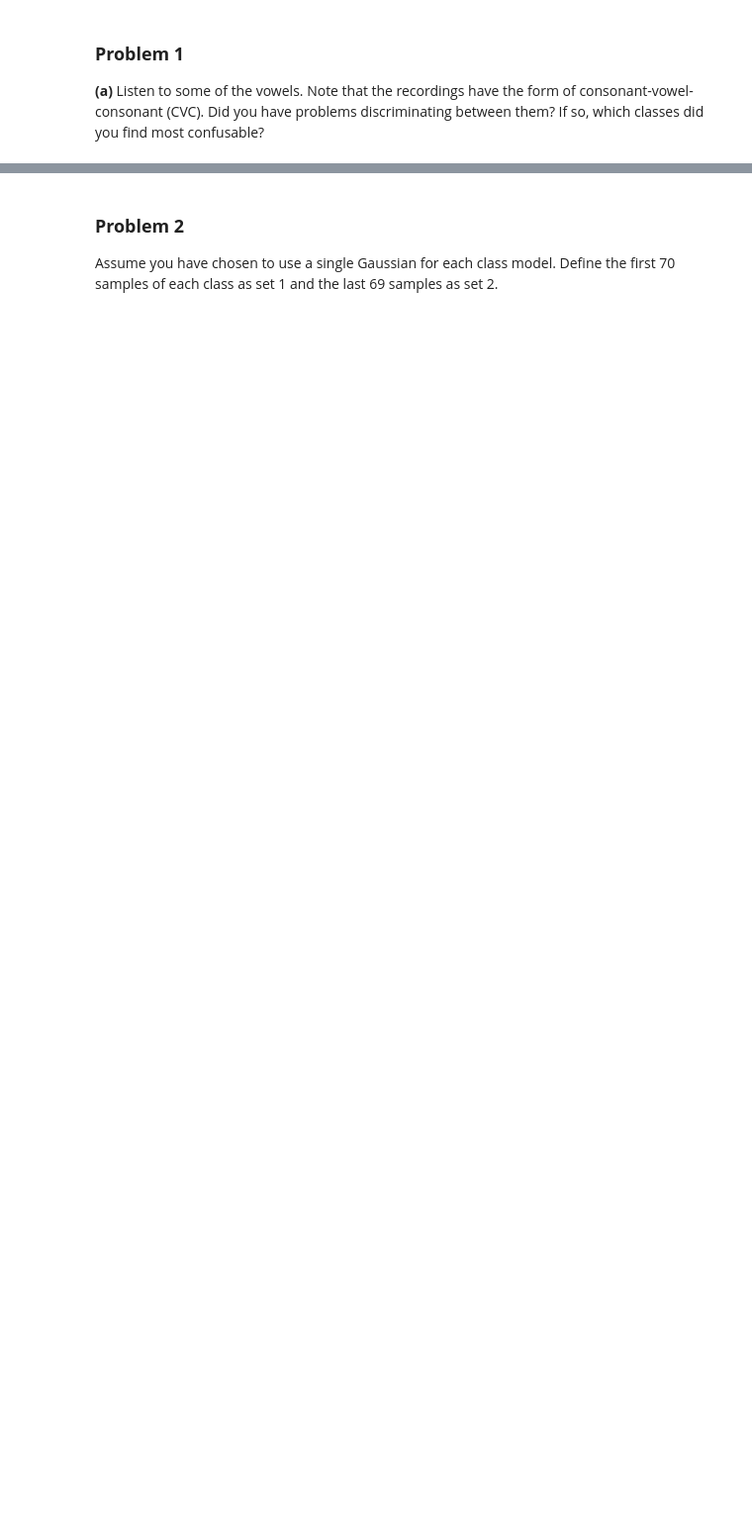
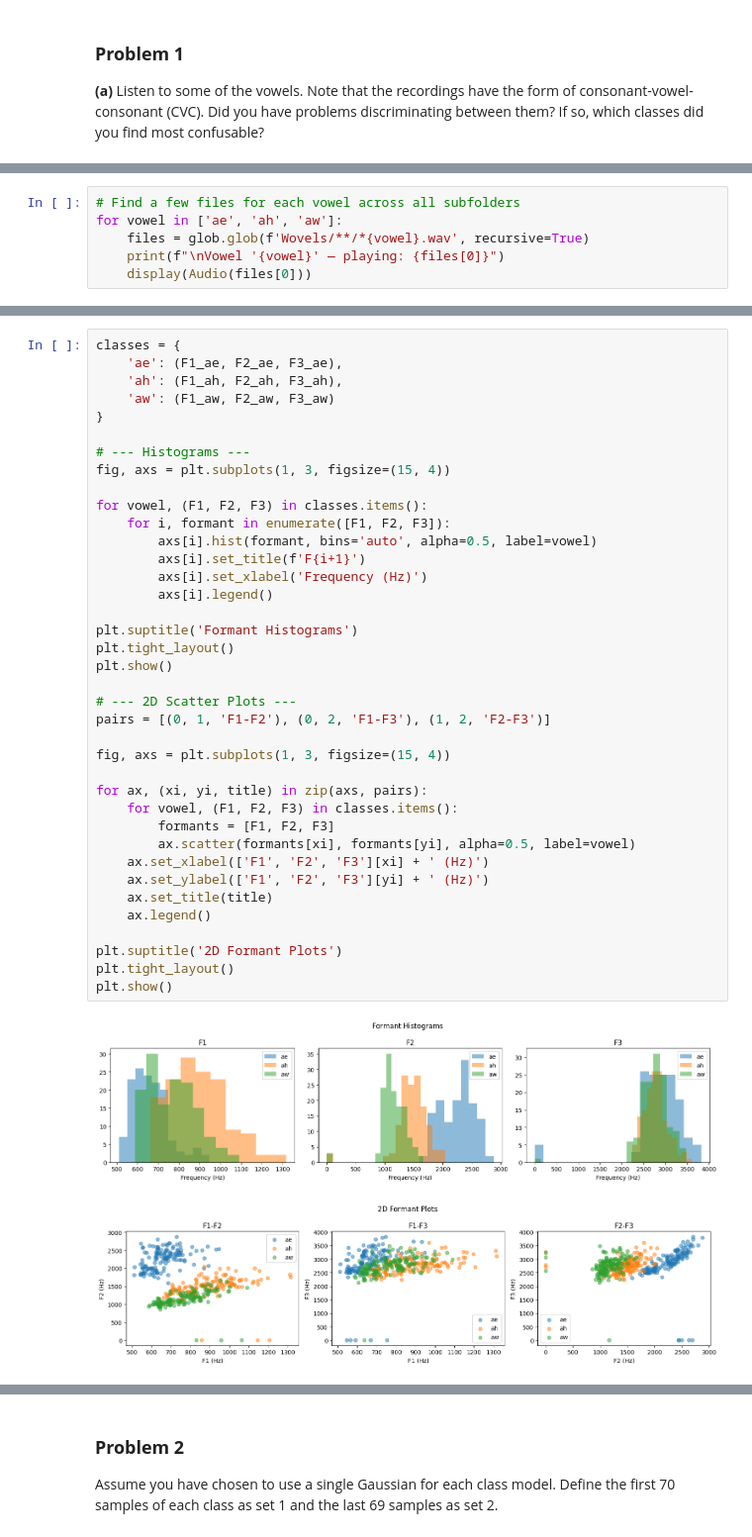
Before and after one commit to johnnynogo/TTT4275_EDC, a Jupyter notebook: assignments/assignment_5_Classification_II.ipynb, the cells around one changed output, grey strips where cells are left out. Shown at 99% size. Drawn from its saved outputs; the diff is of its cells as text; blank space fills up the shorter version.

```diff
--- a/assignments/assignment_5_Classification_II.ipynb
+++ b/assignments/assignment_5_Classification_II.ipynb
@@ -14,0 +47,6 @@ confusable?
+# %%
+# Find a few files for each vowel across all subfolders
+for vowel in ['ae', 'ah', 'aw']:
+    files = glob.glob(f'Wovels/**/*{vowel}.wav', recursive=True)
+    print(f"\nVowel '{vowel}' — playing: {files[0]}")
+    display(Audio(files[0]))
@@ -18,0 +62,41 @@ Discuss the discrimination potential of each formant and formant-pair.
+# %%
+classes = {
+    'ae': (F1_ae, F2_ae, F3_ae),
+    'ah': (F1_ah, F2_ah, F3_ah),
+    'aw': (F1_aw, F2_aw, F3_aw)
+}
+
+# --- Histograms ---
+fig, axs = plt.subplots(1, 3, figsize=(15, 4))
+
+for vowel, (F1, F2, F3) in classes.items():
+    for i, formant in enumerate([F1, F2, F3]):
+        axs[i].hist(formant, bins='auto', alpha=0.5, label=vowel)
+        axs[i].set_title(f'F{i+1}')
+        axs[i].set_xlabel('Frequency (Hz)')
+        axs[i].legend()
+
+plt.suptitle('Formant Histograms')
+plt.tight_layout()
+plt.show()
+
+# --- 2D Scatter Plots ---
+pairs = [(0, 1, 'F1-F2'), (0, 2, 'F1-F3'), (1, 2, 'F2-F3')]
+
+fig, axs = plt.subplots(1, 3, figsize=(15, 4))
+
+for ax, (xi, yi, title) in zip(axs, pairs):
+    for vowel, (F1, F2, F3) in classes.items():
+        formants = [F1, F2, F3]
+        ax.scatter(formants[xi], formants[yi], alpha=0.5, label=vowel)
+    ax.set_xlabel(['F1', 'F2', 'F3'][xi] + ' (Hz)')
+    ax.set_ylabel(['F1', 'F2', 'F3'][yi] + ' (Hz)')
+    ax.set_title(title)
+    ax.legend()
+
+plt.suptitle('2D Formant Plots')
+plt.tight_layout()
+plt.show()
+# %% [output]
+[figure, added]
+[figure, added]
```
Also changed, not shown: parts of 15 cells of this notebook.
